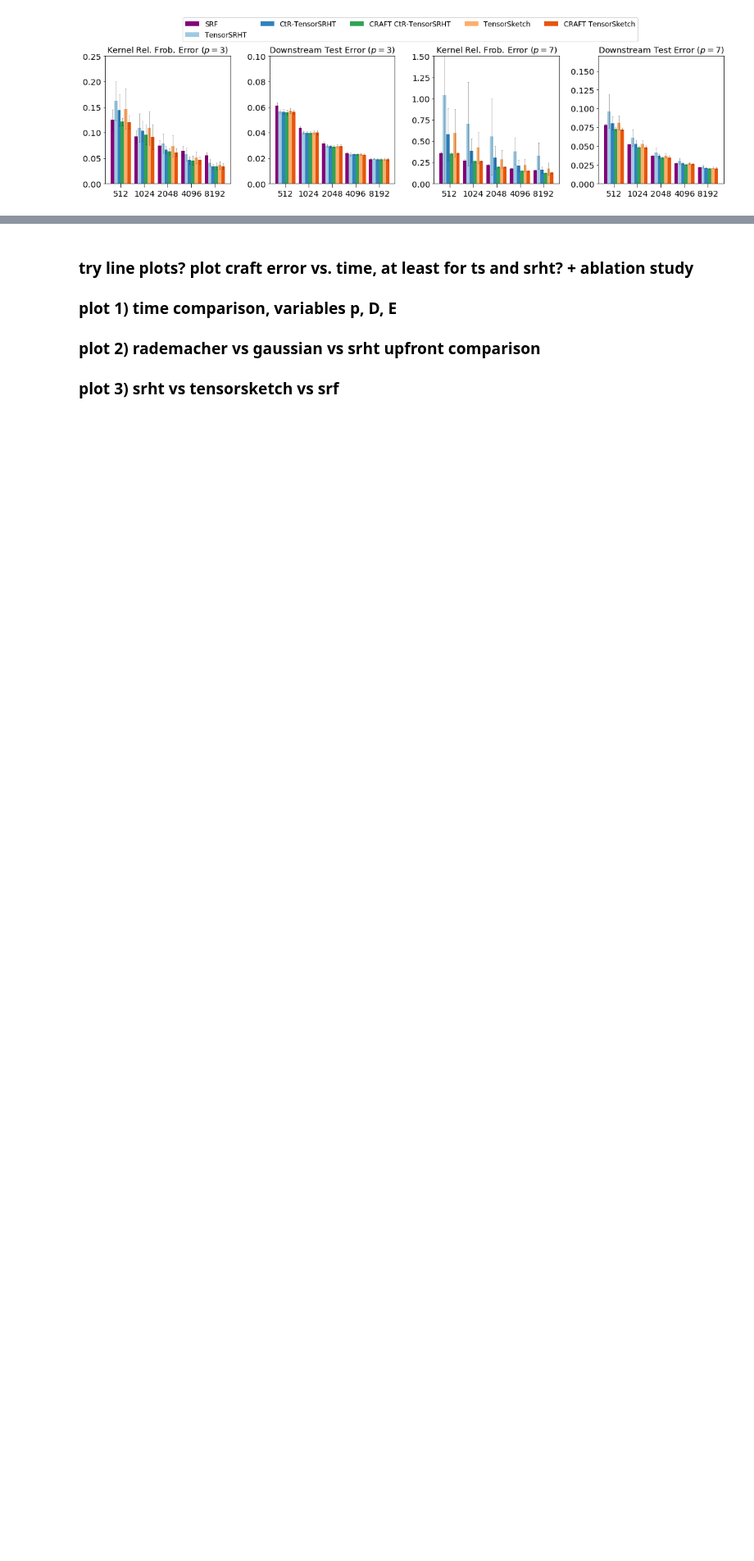
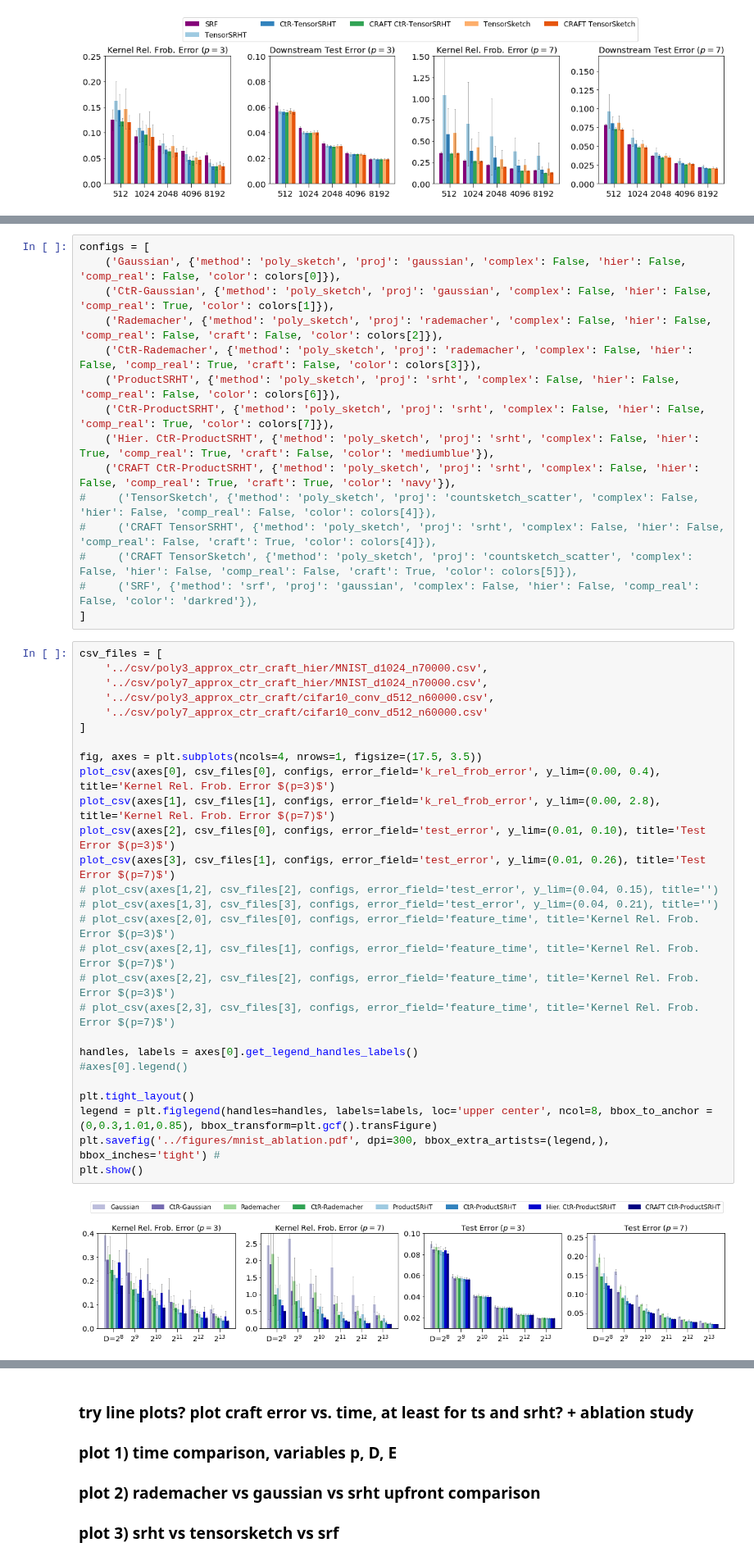
Before and after one commit to joneswack/dp-rfs, a Jupyter notebook: notebooks/bar-plot-visualization.ipynb, the cells around one changed output, grey strips where cells are left out. Shown at 82% size. Drawn from its saved outputs; the diff is of its cells as text; blank space fills up the shorter version.

```diff
--- a/notebooks/bar-plot-visualization.ipynb
+++ b/notebooks/bar-plot-visualization.ipynb
@@ -779,3 +779,47 @@ plt.show()
+# %%
+configs = [
+    ('Gaussian', {'method': 'poly_sketch', 'proj': 'gaussian', 'complex': False, 'hier': False, 'comp_real': False, 'color': colors[0]}),
+    ('CtR-Gaussian', {'method': 'poly_sketch', 'proj': 'gaussian', 'complex': False, 'hier': False, 'comp_real': True, 'color': colors[1]}),
+    ('Rademacher', {'method': 'poly_sketch', 'proj': 'rademacher', 'complex': False, 'hier': False, 'comp_real': False, 'craft': False, 'color': colors[2]}),
+    ('CtR-Rademacher', {'method': 'poly_sketch', 'proj': 'rademacher', 'complex': False, 'hier': False, 'comp_real': True, 'craft': False, 'color': colors[3]}),
+    ('ProductSRHT', {'method': 'poly_sketch', 'proj': 'srht', 'complex': False, 'hier': False, 'comp_real': False, 'color': colors[6]}),
+    ('CtR-ProductSRHT', {'method': 'poly_sketch', 'proj': 'srht', 'complex': False, 'hier': False, 'comp_real': True, 'color': colors[7]}),
+    ('Hier. CtR-ProductSRHT', {'method': 'poly_sketch', 'proj': 'srht', 'complex': False, 'hier': True, 'comp_real': True, 'craft': False, 'color': 'mediumblue'}),
+    ('CRAFT CtR-ProductSRHT', {'method': 'poly_sketch', 'proj': 'srht', 'complex': False, 'hier': False, 'comp_real': True, 'craft': True, 'color': 'navy'}),
+#     ('TensorSketch', {'method': 'poly_sketch', 'proj': 'countsketch_scatter', 'complex': False, 'hier': False, 'comp_real': False, 'color': colors[4]}),
+#     ('CRAFT TensorSRHT', {'method': 'poly_sketch', 'proj': 'srht', 'complex': False, 'hier': False, 'comp_real': False, 'craft': True, 'color': colors[4]}),
+#     ('CRAFT TensorSketch', {'method': 'poly_sketch', 'proj': 'countsketch_scatter', 'complex': False, 'hier': False, 'comp_real': False, 'craft': True, 'color': colors[5]}),
+#     ('SRF', {'method': 'srf', 'proj': 'gaussian', 'complex': False, 'hier': False, 'comp_real': False, 'color': 'darkred'}),
+]
+# %%
+csv_files = [
+    '../csv/poly3_approx_ctr_craft_hier/MNIST_d1024_n70000.csv',
+    '../csv/poly7_approx_ctr_craft_hier/MNIST_d1024_n70000.csv',
+    '../csv/poly3_approx_ctr_craft/cifar10_conv_d512_n60000.csv',
+    '../csv/poly7_approx_ctr_craft/cifar10_conv_d512_n60000.csv'
+]
+
+fig, axes = plt.subplots(ncols=4, nrows=1, figsize=(17.5, 3.5))
+plot_csv(axes[0], csv_files[0], configs, error_field='k_rel_frob_error', y_lim=(0.00, 0.4), title='Kernel Rel. Frob. Error $(p=3)$')
+plot_csv(axes[1], csv_files[1], configs, error_field='k_rel_frob_error', y_lim=(0.00, 2.8), title='Kernel Rel. Frob. Error $(p=7)$')
+plot_csv(axes[2], csv_files[0], configs, error_field='test_error', y_lim=(0.01, 0.10), title='Test Error $(p=3)$')
+plot_csv(axes[3], csv_files[1], configs, error_field='test_error', y_lim=(0.01, 0.26), title='Test Error $(p=7)$')
+# plot_csv(axes[1,2], csv_files[2], configs, error_field='test_error', y_lim=(0.04, 0.15), title='')
+# plot_csv(axes[1,3], csv_files[3], configs, error_field='test_error', y_lim=(0.04, 0.21), title='')
+# plot_csv(axes[2,0], csv_files[0], configs, error_field='feature_time', title='Kernel Rel. Frob. Error $(p=3)$')
+# plot_csv(axes[2,1], csv_files[1], configs, error_field='feature_time', title='Kernel Rel. Frob. Error $(p=7)$')
+# plot_csv(axes[2,2], csv_files[2], configs, error_field='feature_time', title='Kernel Rel. Frob. Error $(p=3)$')
+# plot_csv(axes[2,3], csv_files[3], configs, error_field='feature_time', title='Kernel Rel. Frob. Error $(p=7)$')
+
+handles, labels = axes[0].get_legend_handles_labels()
+#axes[0].legend()
+
+plt.tight_layout()
+legend = plt.figlegend(handles=handles, labels=labels, loc='upper center', ncol=8, bbox_to_anchor = (0,0.3,1.01,0.85), bbox_transform=plt.gcf().transFigure)
+plt.savefig('../figures/mnist_ablation.pdf', dpi=300, bbox_extra_artists=(legend,), bbox_inches='tight') #
+plt.show()
+# %% [output]
+[figure, added]
 # %%
 csv_files = [
     '../csv/poly3_approx_ctr/MNIST_d1024_n70000.csv',
```
Also changed, not shown: parts of 3 cells of this notebook, 7 other files.
